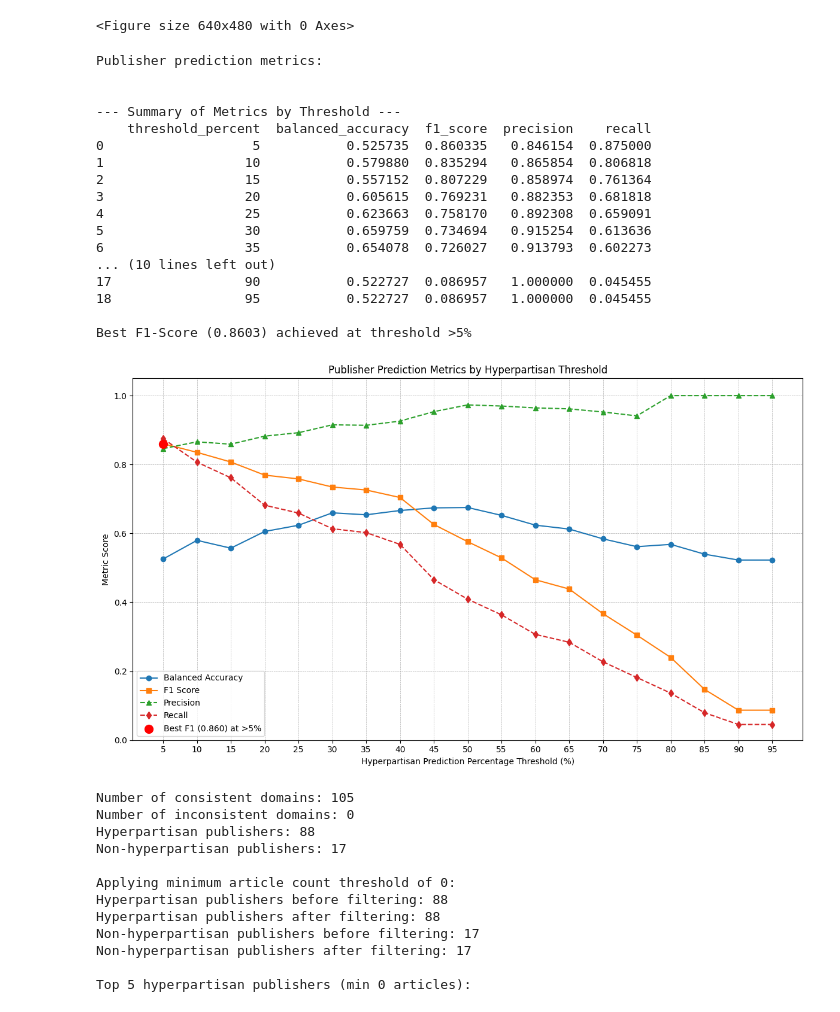
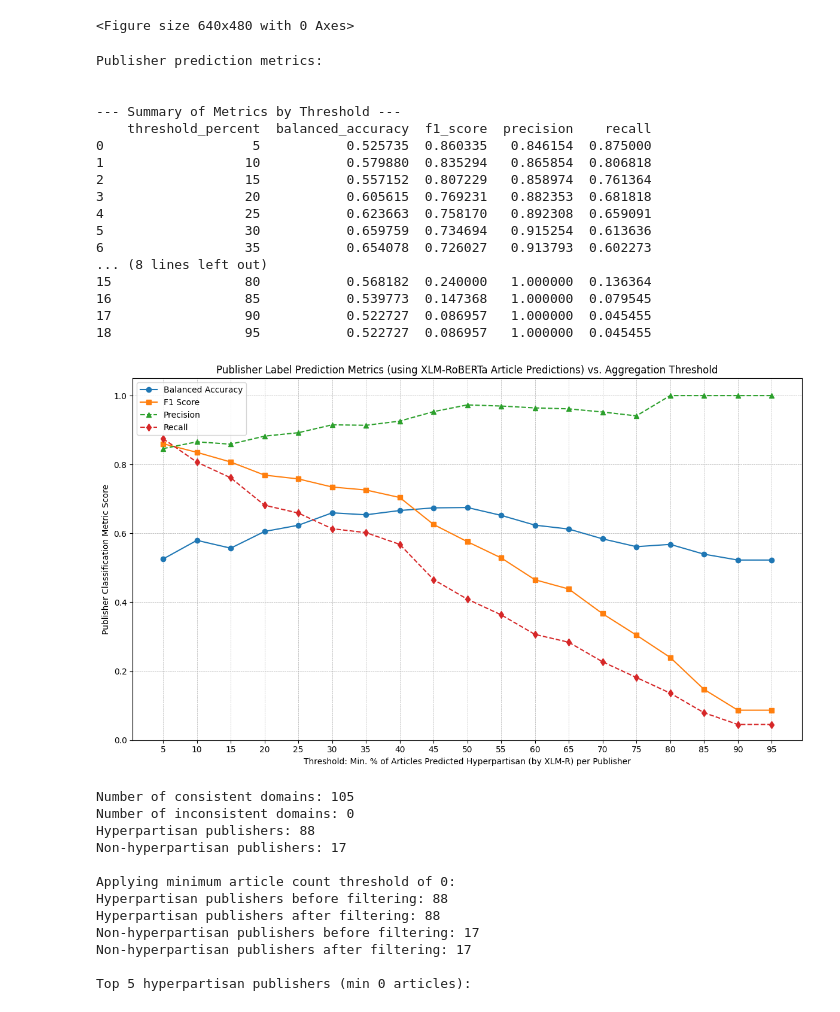
Before and after one commit to badaa002/DAT550-2025---Hyperpartisan-News-Detection-, a Jupyter notebook: notebooks/xlm_roberta_phase2_analyze.ipynb, the cells around one changed output. Drawn from its saved outputs; the diff is of its cells as text; code cells hidden in the pictures.

```diff
--- a/notebooks/xlm_roberta_phase2_analyze.ipynb
+++ b/notebooks/xlm_roberta_phase2_analyze.ipynb
@@ -132,7 +131,9 @@ for domain, stats in domain_stats.items():
 # Create dataframe of consistent publishers
 consistent_df = pd.DataFrame(consistent_domains)
 # %%
-from sklearn.metrics import balanced_accuracy_score, f1_score, precision_score, recall_score, roc_auc_score
+import pandas as pd
+import matplotlib.pyplot as plt
+from sklearn.metrics import balanced_accuracy_score, f1_score, precision_score, recall_score
 
 thresholds = [5, 10, 15, 20, 25, 30, 35, 40, 45, 50, 55, 60, 65, 70, 75, 80, 85, 90, 95]
 publisher_metrics = []
@@ -161,47 +162,40 @@ print("\n\n--- Summary of Metrics by Threshold ---")
 print(metrics_df.to_string())
 
 plt.figure(figsize=(12, 7))
 plt.plot(metrics_df["threshold_percent"], metrics_df["balanced_accuracy"], marker="o", linestyle="-", label="Balanced Accuracy")
 plt.plot(metrics_df["threshold_percent"], metrics_df["f1_score"], marker="s", linestyle="-", label="F1 Score")
 plt.plot(metrics_df["threshold_percent"], metrics_df["precision"], marker="^", linestyle="--", label="Precision")
 plt.plot(metrics_df["threshold_percent"], metrics_df["recall"], marker="d", linestyle="--", label="Recall")
 
-# Find and highlight the best F1 score point
-best_f1_row = metrics_df.loc[metrics_df["f1_score"].idxmax()]
-best_threshold = best_f1_row["threshold_percent"]
-best_f1 = best_f1_row["f1_score"]
-plt.scatter([best_threshold], [best_f1], color="red", s=100, zorder=5, label=f"Best F1 ({best_f1:.3f}) at >{best_threshold:.0f}%")
-print(f"\nBest F1-Score ({best_f1:.4f}) achieved at threshold >{best_threshold:.0f}%")
+plt.title("Publisher Label Prediction Metrics (using XLM-RoBERTa Article Predictions) vs. Aggregation Threshold")
+plt.xlabel("Threshold: Min. % of Articles Predicted Hyperpartisan (by XLM-R) per Publisher")
+plt.ylabel("Publisher Classification Metric Score")
 
-
-plt.title("Publisher Prediction Metrics by Hyperpartisan Threshold")
-plt.xlabel("Hyperpartisan Prediction Percentage Threshold (%)")
-plt.ylabel("Metric Score")
 plt.xticks(thresholds)
 plt.legend(loc="best")
 plt.grid(True, which="both", linestyle="--", linewidth=0.5)
 plt.ylim(0, 1.05)
 plt.tight_layout()
 plt.show()
 # %% [output]
 Publisher prediction metrics:
 
 
 --- Summary of Metrics by Threshold ---
     threshold_percent  balanced_accuracy  f1_score  precision    recall
 0                   5           0.525735  0.860335   0.846154  0.875000
 1                  10           0.579880  0.835294   0.865854  0.806818
 2                  15           0.557152  0.807229   0.858974  0.761364
 3                  20           0.605615  0.769231   0.882353  0.681818
 4                  25           0.623663  0.758170   0.892308  0.659091
 5                  30           0.659759  0.734694   0.915254  0.613636
 6                  35           0.654078  0.726027   0.913793  0.602273
-... (10 lines left out)
+... (8 lines left out)
+15                 80           0.568182  0.240000   1.000000  0.136364
+16                 85           0.539773  0.147368   1.000000  0.079545
 17                 90           0.522727  0.086957   1.000000  0.045455
 18                 95           0.522727  0.086957   1.000000  0.045455
-
-Best F1-Score (0.8603) achieved at threshold >5%
-[figure, old version]
+[figure, new version]
 # %%
 # Print summary statistics
 num_consistent_domains = len(consistent_df)
```
Also changed, not shown: parts of 2 cells of this notebook, 2 other files.
